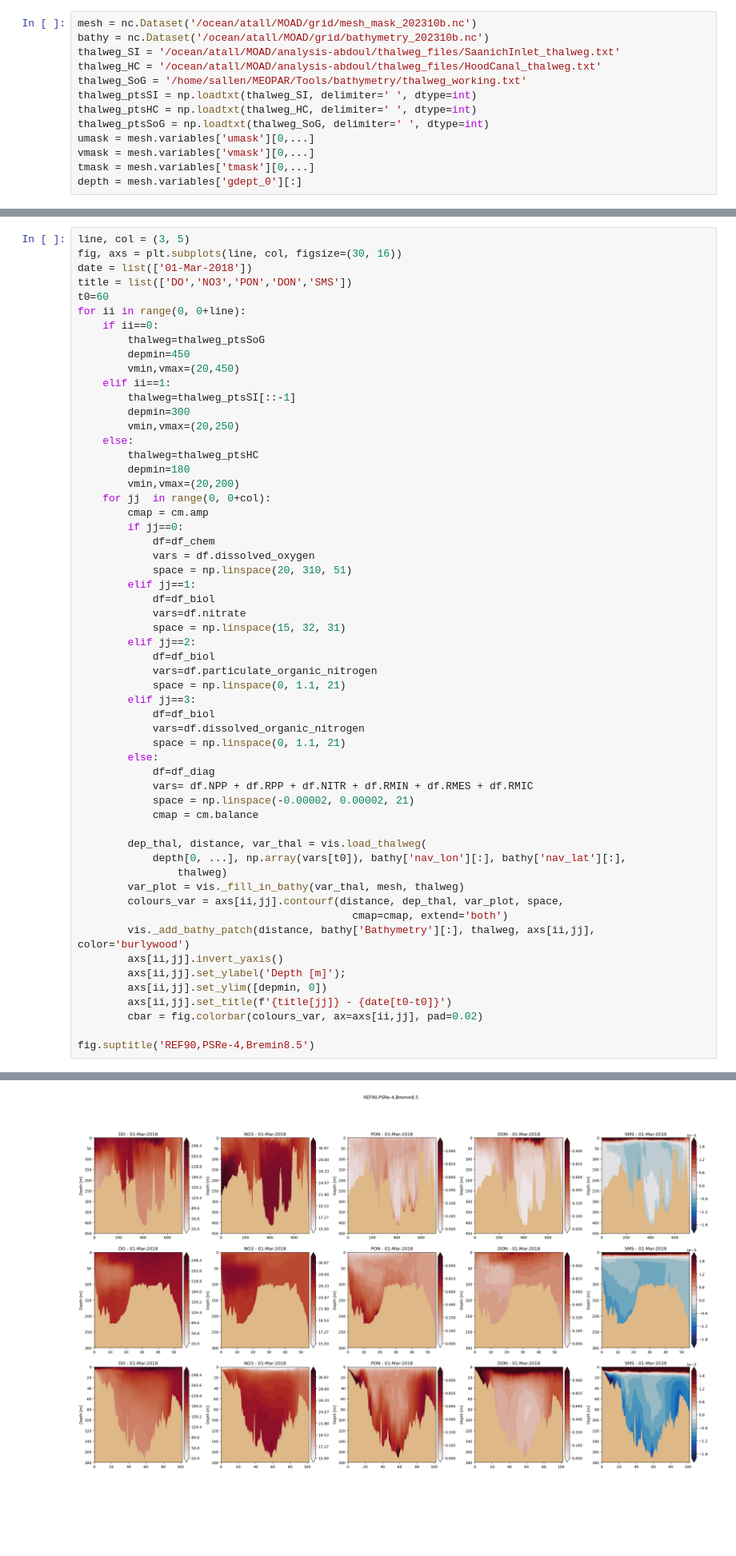
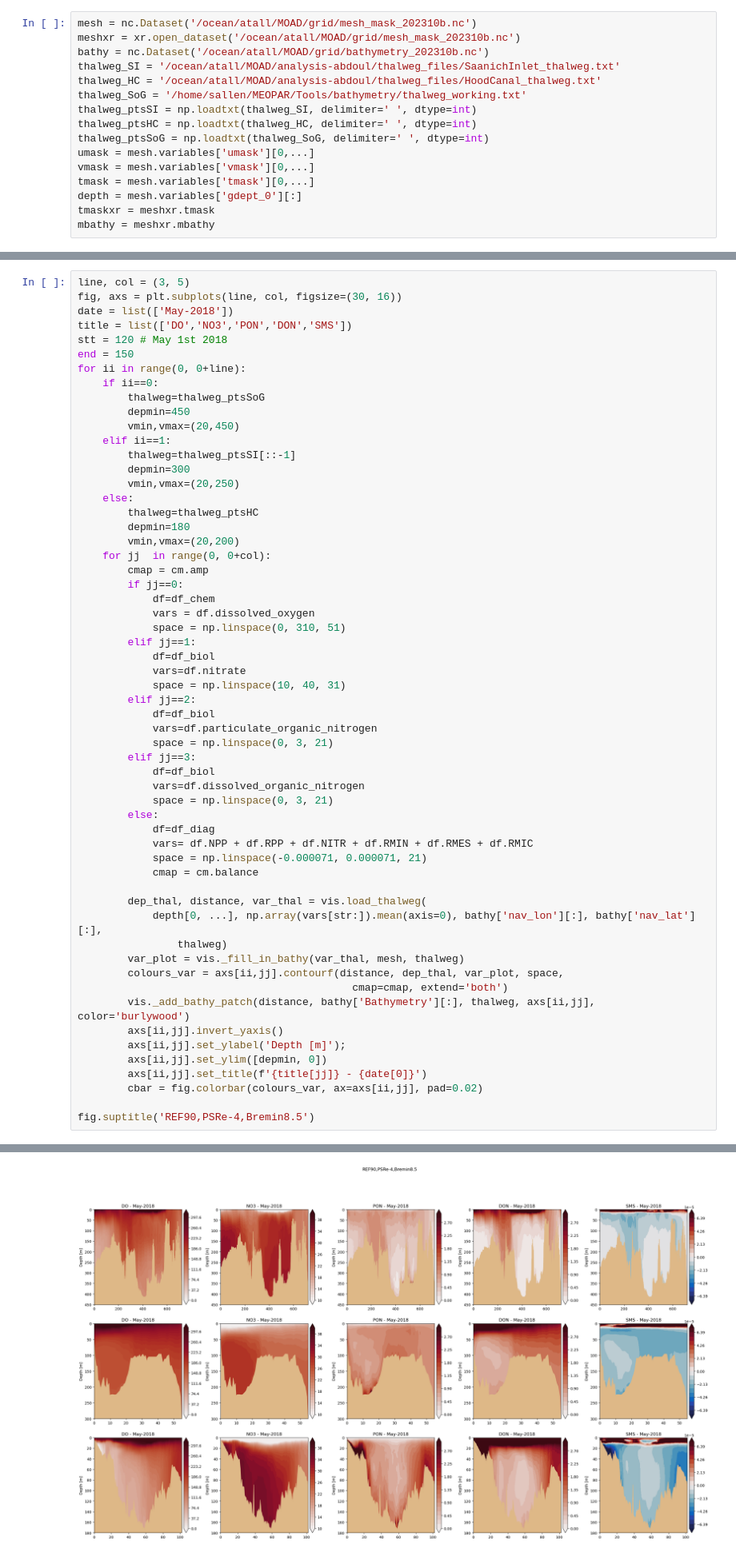
Before and after one commit to SalishSeaCast/analysis-abdoul, a Jupyter notebook: notebooks/salishsea_oxy/oxygen_analysis/O2_thalwegs_SOG-SI-HC_May2018.ipynb, the cells around one changed output, grey strips where cells are left out. Shown at 80% size. Drawn from its saved outputs; the diff is of its cells as text; blank space fills up the shorter version.

```diff
--- a/notebooks/salishsea_oxy/oxygen_analysis/O2_thalwegs_SOG-SI-HC_May2018.ipynb
+++ b/notebooks/salishsea_oxy/oxygen_analysis/O2_thalwegs_SOG-SI-HC_May2018.ipynb
@@ -33,6 +33,7 @@ print (startdate, enddate)
 2018-01-01T00:00:00+00:00 2018-03-05T00:00:00+00:00
 # %%
 mesh = nc.Dataset('/ocean/atall/MOAD/grid/mesh_mask_202310b.nc')
+meshxr = xr.open_dataset('/ocean/atall/MOAD/grid/mesh_mask_202310b.nc')
 bathy = nc.Dataset('/ocean/atall/MOAD/grid/bathymetry_202310b.nc')
 thalweg_SI = '/ocean/atall/MOAD/analysis-abdoul/thalweg_files/SaanichInlet_thalweg.txt'
 thalweg_HC = '/ocean/atall/MOAD/analysis-abdoul/thalweg_files/HoodCanal_thalweg.txt'
@@ -44,6 +45,8 @@ umask = mesh.variables['umask'][0,...]
 vmask = mesh.variables['vmask'][0,...]
 tmask = mesh.variables['tmask'][0,...]
 depth = mesh.variables['gdept_0'][:]
+tmaskxr = meshxr.tmask
+mbathy = meshxr.mbathy
 # %%
 df_biol = xr.open_mfdataset('/ocean/atall/MOAD/Model/runs/salishsea_oxy/long_run/oxygen_PONref90/SalishSea_1d_*biol_T.nc')
 df_chem = xr.open_mfdataset('/ocean/atall/MOAD/Model/runs/salishsea_oxy/long_run/oxygen_PONref90/SalishSea_1d_*chem_T.nc')
@@ -80,9 +158,10 @@ for ii in range(0, 0+col):
 # %%
 line, col = (3, 5)
 fig, axs = plt.subplots(line, col, figsize=(30, 16))
-date = list(['01-Mar-2018'])
+date = list(['May-2018'])
 title = list(['DO','NO3','PON','DON','SMS'])
-t0=60
+stt = 120 # May 1st 2018
+end = 150
 for ii in range(0, 0+line):
     if ii==0:
         thalweg=thalweg_ptsSoG
@@ -101,39 +180,39 @@ for ii in range(0, 0+line):
         if jj==0:
             df=df_chem
             vars = df.dissolved_oxygen
-            space = np.linspace(20, 310, 51)
+            space = np.linspace(0, 310, 51)
         elif jj==1:
             df=df_biol
             vars=df.nitrate
-            space = np.linspace(15, 32, 31)
+            space = np.linspace(10, 40, 31)
         elif jj==2:
             df=df_biol
             vars=df.particulate_organic_nitrogen
-            space = np.linspace(0, 1.1, 21)
+            space = np.linspace(0, 3, 21)
         elif jj==3:
             df=df_biol
             vars=df.dissolved_organic_nitrogen
-            space = np.linspace(0, 1.1, 21)
+            space = np.linspace(0, 3, 21)
         else:
             df=df_diag
             vars= df.NPP + df.RPP + df.NITR + df.RMIN + df.RMES + df.RMIC
-            space = np.linspace(-0.00002, 0.00002, 21)
+            space = np.linspace(-0.000071, 0.000071, 21)
             cmap = cm.balance
 
         dep_thal, distance, var_thal = vis.load_thalweg(
-            depth[0, ...], np.array(vars[t0]), bathy['nav_lon'][:], bathy['nav_lat'][:],
+            depth[0, ...], np.array(vars[str:]).mean(axis=0), bathy['nav_lon'][:], bathy['nav_lat'][:],
                 thalweg)
         var_plot = vis._fill_in_bathy(var_thal, mesh, thalweg)
         colours_var = axs[ii,jj].contourf(distance, dep_thal, var_plot, space,
                                             cmap=cmap, extend='both')
         vis._add_bathy_patch(distance, bathy['Bathymetry'][:], thalweg, axs[ii,jj], color='burlywood')
         axs[ii,jj].invert_yaxis()
         axs[ii,jj].set_ylabel('Depth [m]');
         axs[ii,jj].set_ylim([depmin, 0])
-        axs[ii,jj].set_title(f'{title[jj]} - {date[t0-t0]}')
+        axs[ii,jj].set_title(f'{title[jj]} - {date[0]}')
         cbar = fig.colorbar(colours_var, ax=axs[ii,jj], pad=0.02)
 
 fig.suptitle('REF90,PSRe-4,Bremin8.5')
 # %% [output]
 Text(0.5, 0.98, 'REF90,PSRe-4,Bremin8.5')
-[figure, old version]
+[figure, new version]
```
Also changed, not shown: parts of 2 cells of this notebook.
